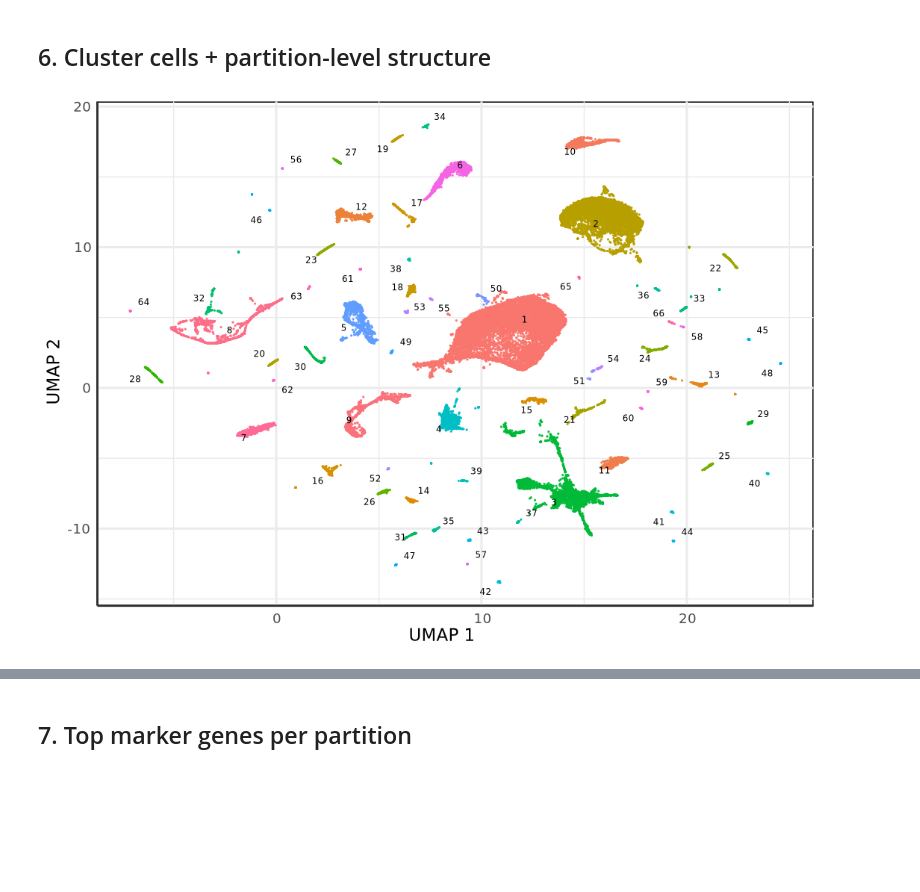
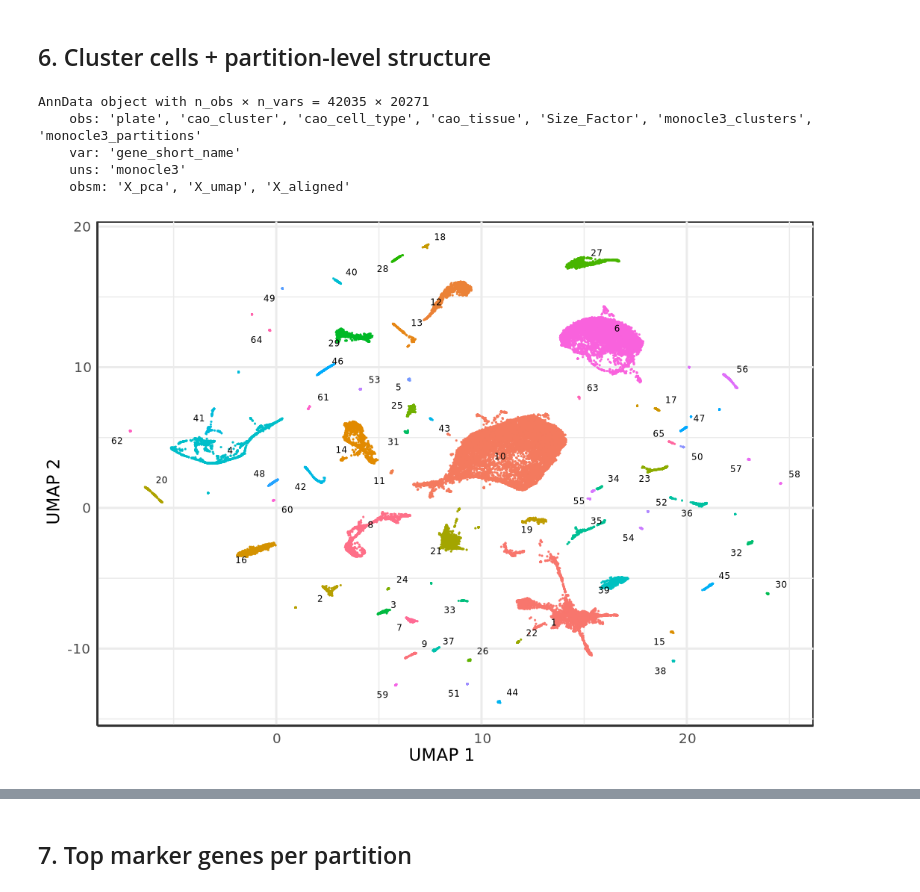
Before and after one commit to Bio-Babel/Monocle3-python, a Jupyter notebook: tutorials/c_elegans_L2_v2.ipynb, the cells around one changed output, grey strips where cells are left out. Drawn from its saved outputs; the diff is of its cells as text; code cells hidden in the pictures; blank space fills up the shorter version.

```diff
--- a/tutorials/c_elegans_L2_v2.ipynb
+++ b/tutorials/c_elegans_L2_v2.ipynb
@@ -40,0 +68,2 @@ m3.plot_cells(adata, color_cells_by='cao_cell_type')
+# %%
+adata.obs['plate'] = adata.obs['plate'].astype('category')
@@ -78,7 +114,14 @@ m3.plot_cells(adata, color_cells_by='cao_cell_type', label_groups_by_cluster=Fal
 # %% [markdown]
 ## 6. Cluster cells + partition-level structure
+# %%
+m3.cluster_cells(adata, resolution=0.2)
+# %% [output]
+AnnData object with n_obs × n_vars = 42035 × 20271
+    obs: 'plate', 'cao_cluster', 'cao_cell_type', 'cao_tissue', 'Size_Factor', 'monocle3_clusters', 'monocle3_partitions'
+    var: 'gene_short_name'
+    uns: 'monocle3'
+    obsm: 'X_pca', 'X_umap', 'X_aligned'
 # %%
-m3.cluster_cells(adata)
 m3.plot_cells(adata, color_cells_by='partition', group_cells_by='partition')
 # %% [output]
-[figure, old version]
+[figure, new version]
```
Also changed, not shown: parts of 19 cells of this notebook, 1 other file.
